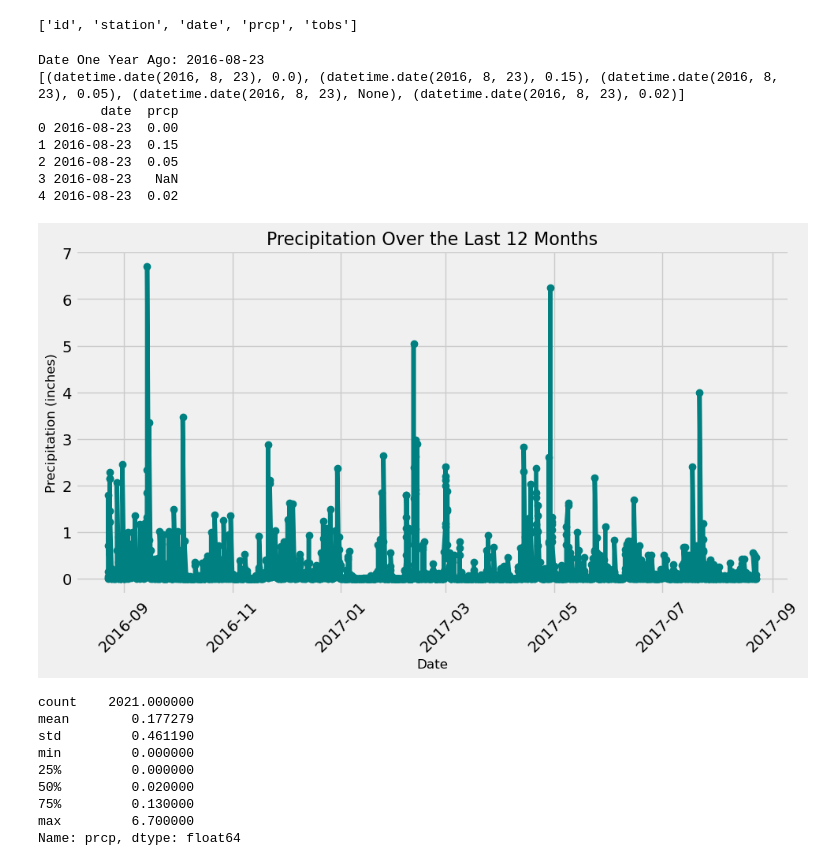
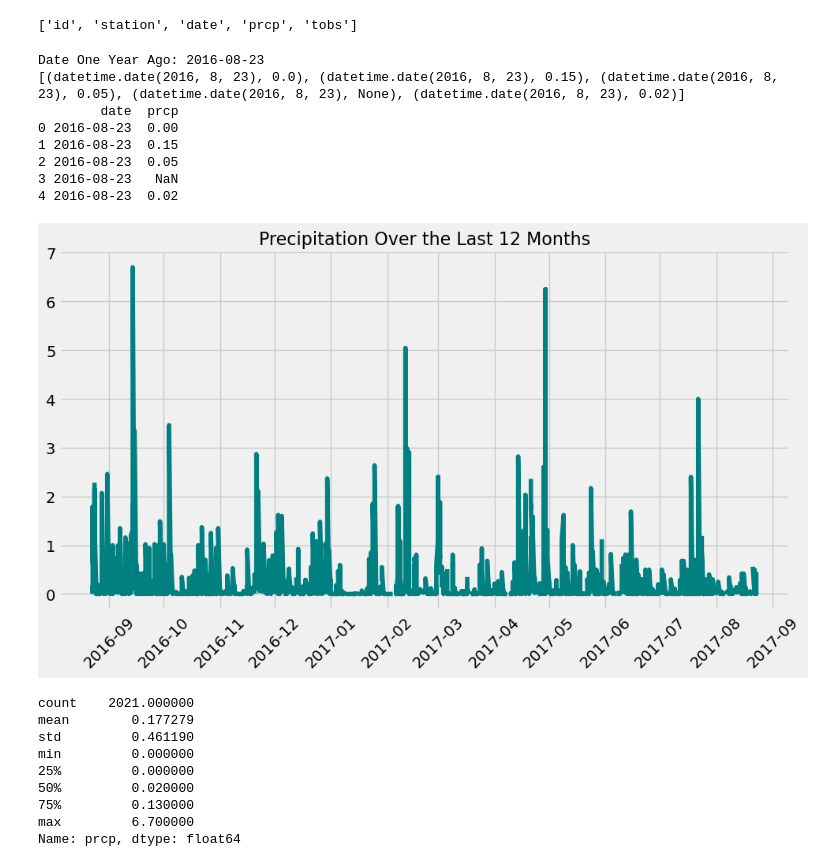
Before and after one commit to gydata5/sqlalchemy-challenge, a Jupyter notebook: surfs_up/climate_starter.ipynb, the cells around one changed output. Drawn from its saved outputs; the diff is of its cells as text; code cells hidden in the pictures.

```diff
--- a/surfs_up/climate_starter.ipynb
+++ b/surfs_up/climate_starter.ipynb
@@ -76,6 +80,7 @@ print(Measurement.__table__.columns.keys())
 # %% [output]
 ['id', 'station', 'date', 'prcp', 'tobs']
 # %%
+import matplotlib.dates as mdates
 # Design a query to retrieve the last 12 months of precipitation data and plot the results.
 
 # Starting from the most recent data point in the database.
@@ -103,37 +108,39 @@ precipitation_data = (
 print(precipitation_data[:5])
 
 # Save the query results as a Pandas DataFrame. Explicitly set the column names
 precipitation_df = pd.DataFrame(precipitation_data, columns=["date", "prcp"])
 
 # Sort the dataframe by date
 # Convert the 'date' column to datetime
 precipitation_df["date"] = pd.to_datetime(precipitation_df["date"])
 
 # Print the first few rows of the DataFrame
 print(precipitation_df.head())
 
 
 
 # Using Pandas Plotting with Matplotlib and plot the data
 plt.figure(figsize=(10, 6))
-plt.plot(precipitation_df["date"], precipitation_df["prcp"], marker='o', linestyle='-', color='teal')
+plt.plot(precipitation_df["date"], precipitation_df["prcp"], linestyle='-', color='teal')
 plt.title("Precipitation Over the Last 12 Months", fontsize=16)
-plt.xlabel("Date", fontsize=12)
-plt.ylabel("Precipitation (inches)", fontsize=12)
+
+plt.gca().xaxis.set_major_locator(mdates.MonthLocator())
+plt.gca().xaxis.set_major_formatter(mdates.DateFormatter("%Y-%m"))
+
 plt.xticks(rotation=45)
 plt.grid(True)
 plt.tight_layout()
 plt.show()
 # %% [output]
 Date One Year Ago: 2016-08-23
 [(datetime.date(2016, 8, 23), 0.0), (datetime.date(2016, 8, 23), 0.15), (datetime.date(2016, 8, 23), 0.05), (datetime.date(2016, 8, 23), None), (datetime.date(2016, 8, 23), 0.02)]
         date  prcp
 0 2016-08-23  0.00
 1 2016-08-23  0.15
 2 2016-08-23  0.05
 3 2016-08-23   NaN
 4 2016-08-23  0.02
-[figure, old version]
+[figure, new version]
 # %%
 # Use Pandas to calculate the summary statistics for the precipitation data
 precipitation_df.prcp.describe()
```
Also changed, not shown: parts of 2 cells of this notebook, 1 other file.
